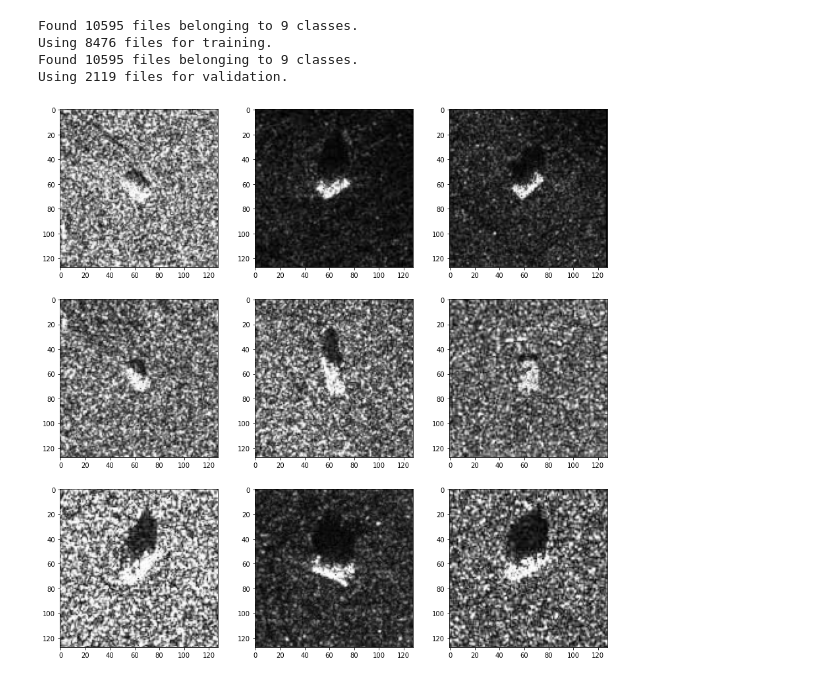
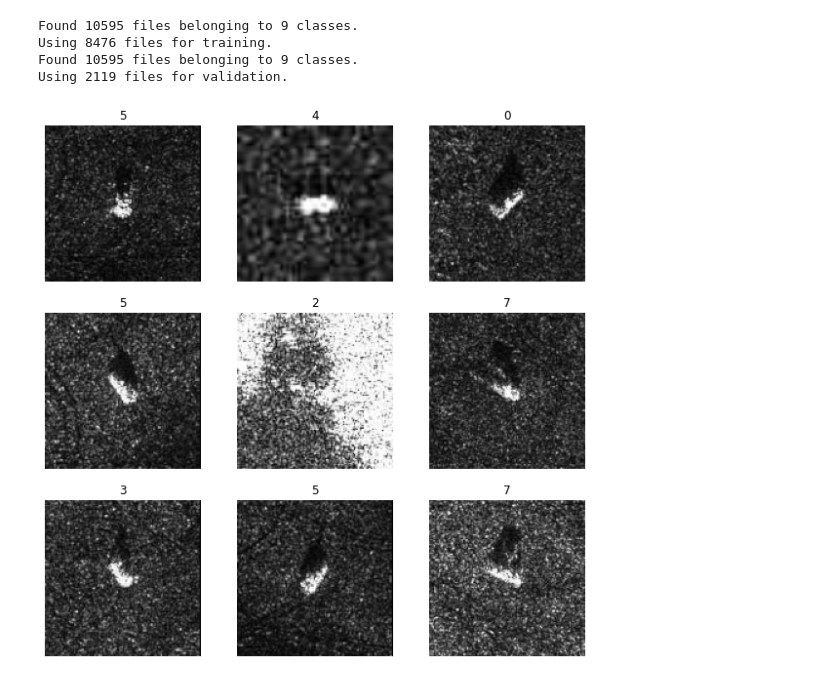
Before and after one commit to VinceDiR/sar_target_recognition_deep_learning, a Jupyter notebook: mvp_script.ipynb, the cells around one changed output. Cells and saved outputs as stored; diff of their text form; code cells hidden in the pictures.

```diff
--- a/mvp_script.ipynb
+++ b/mvp_script.ipynb
@@ -11,21 +14,26 @@ from tensorflow.keras import layers
+# %%
+image_size = (128,128)
+batch_size=32
 # %%
-cb_training = image_dataset_from_directory('mstar_imgs',
+train_ds = image_dataset_from_directory('mstar_imgs',
                                            subset='training',
-                                           image_size=(128, 128),
+                                           image_size=image_size,
                                            labels='inferred',
                                            validation_split=.2,
                                            seed=10,
                                            label_mode='categorical',
-                                           color_mode='grayscale')
+                                           color_mode='grayscale',
+                                           batch_size=batch_size)
 
-cb_validation = image_dataset_from_directory('mstar_imgs',
+val_ds = image_dataset_from_directory('mstar_imgs',
                                            subset='validation',
-                                           image_size=(128, 128),
+                                           image_size=image_size,
                                            labels='inferred',
                                            validation_split=.2,
                                            seed=10,
                                            label_mode='categorical',
-                                           color_mode='grayscale')
+                                           color_mode='grayscale',
+                                           batch_size=batch_size)
 # %% [output]
 Found 10595 files belonging to 9 classes.
 Using 8476 files for training.
@@ -34,8 +52,10 @@ Using 2119 files for validation.
 # %%
-fig, axes = plt.subplots(3, 3, figsize=(15, 15))
-
-for images, labels in cb_training.take(1):
-    for i, ax in enumerate(axes.flatten()):
-        ax.imshow(images[i].numpy().astype('uint8'), cmap='gray')
+plt.figure(figsize=(10, 10))
+for images, labels in train_ds.take(1):
+    for i in range(9):
+        ax = plt.subplot(3, 3, i + 1)
+        plt.imshow(images[i].numpy().astype("uint8"), cmap='gray')
+        plt.title(np.argmax(labels[i]))
+        plt.axis("off")
 # %% [output]
-[figure, old version]
+[figure, new version]
```
Also changed, not shown: parts of 9 cells of this notebook, 1 other file.
